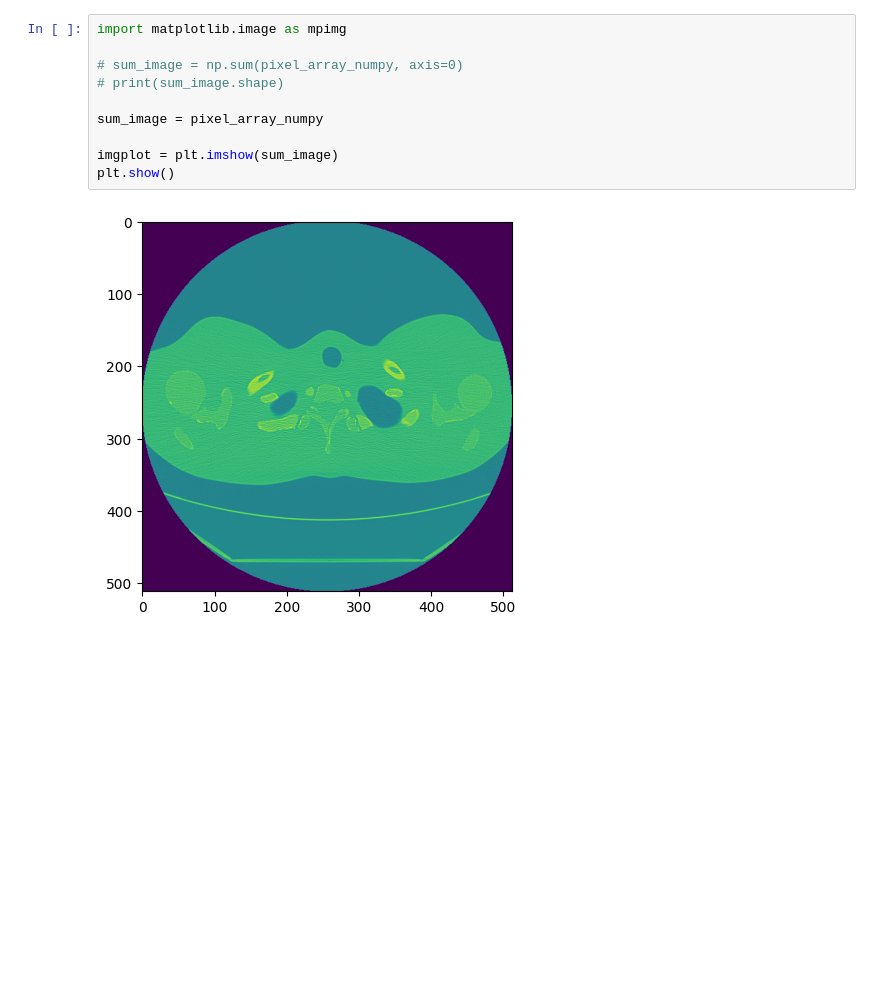
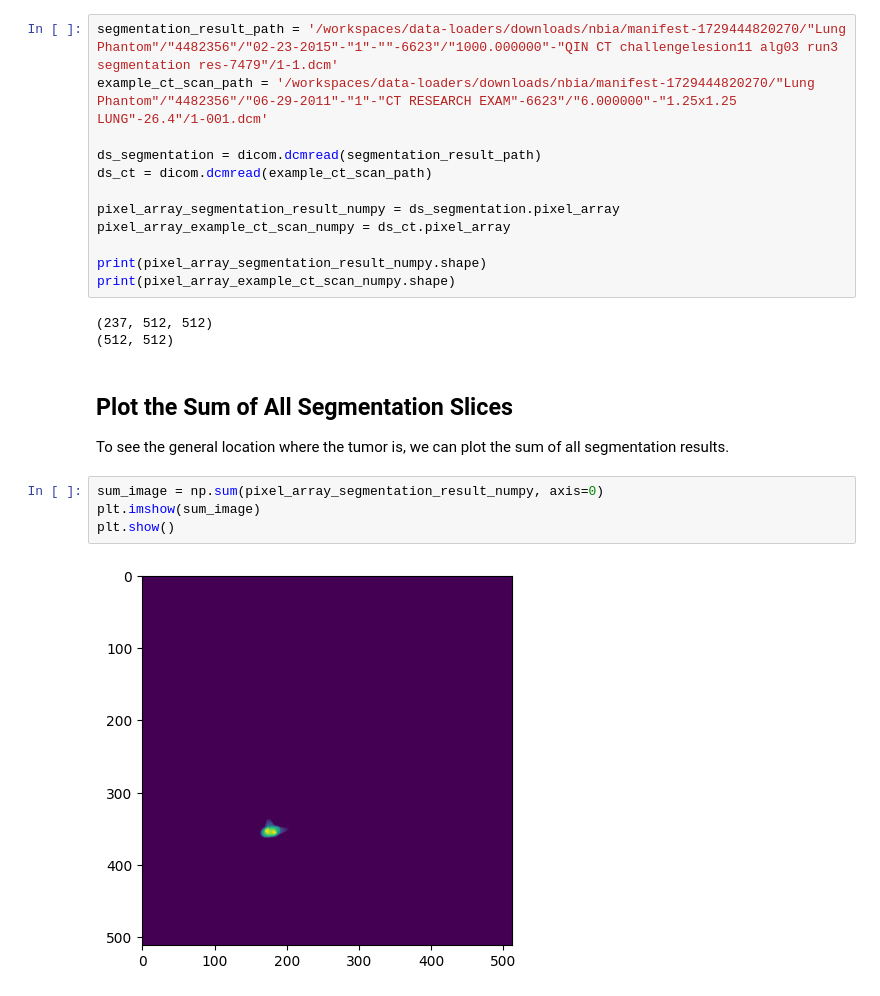
Before and after one commit to ruc-practical-ai/data-loaders, a Jupyter notebook: notebooks/image_loading_test.ipynb, the cells around one changed output. Drawn from its saved outputs; the diff is of its cells as text; blank space fills up the shorter version.

```diff
--- a/notebooks/image_loading_test.ipynb
+++ b/notebooks/image_loading_test.ipynb
@@ -28,12 +63,25 @@ True
+# %%
+segmentation_result_path = '/workspaces/data-loaders/downloads/nbia/manifest-1729444820270/"Lung Phantom"/"4482356"/"02-23-2015"-"1"-""-6623"/"1000.000000"-"QIN CT challengelesion11 alg03 run3 segmentation res-7479"/1-1.dcm'
+example_ct_scan_path = '/workspaces/data-loaders/downloads/nbia/manifest-1729444820270/"Lung Phantom"/"4482356"/"06-29-2011"-"1"-"CT RESEARCH EXAM"-6623"/"6.000000"-"1.25x1.25 LUNG"-26.4"/1-001.dcm'
+
+ds_segmentation = dicom.dcmread(segmentation_result_path)
+ds_ct = dicom.dcmread(example_ct_scan_path)
+
+pixel_array_segmentation_result_numpy = ds_segmentation.pixel_array
+pixel_array_example_ct_scan_numpy = ds_ct.pixel_array
+
+print(pixel_array_segmentation_result_numpy.shape)
+print(pixel_array_example_ct_scan_numpy.shape)
+# %% [output]
+(237, 512, 512)
+(512, 512)
+# %% [markdown]
+## Plot the Sum of All Segmentation Slices
+
+To see the general location where the tumor is, we can plot the sum of all segmentation results.
 # %%
-import matplotlib.image as mpimg
-
-# sum_image = np.sum(pixel_array_numpy, axis=0)
-# print(sum_image.shape)
-
-sum_image = pixel_array_numpy
-
-imgplot = plt.imshow(sum_image)
+sum_image = np.sum(pixel_array_segmentation_result_numpy, axis=0)
+plt.imshow(sum_image)
 plt.show()
 # %% [output]
-[figure, old version]
+[figure, new version]
```
Also changed, not shown: parts of 9 cells of this notebook, 10 other files.
